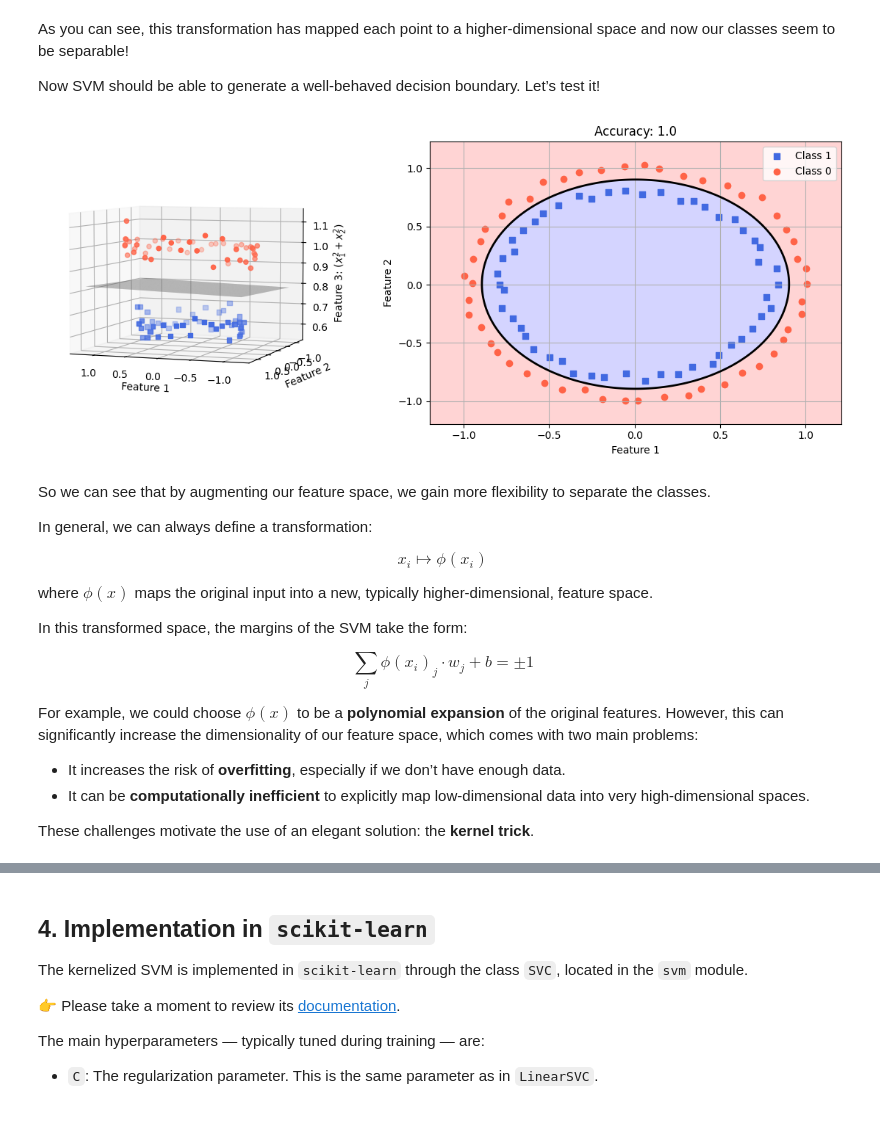
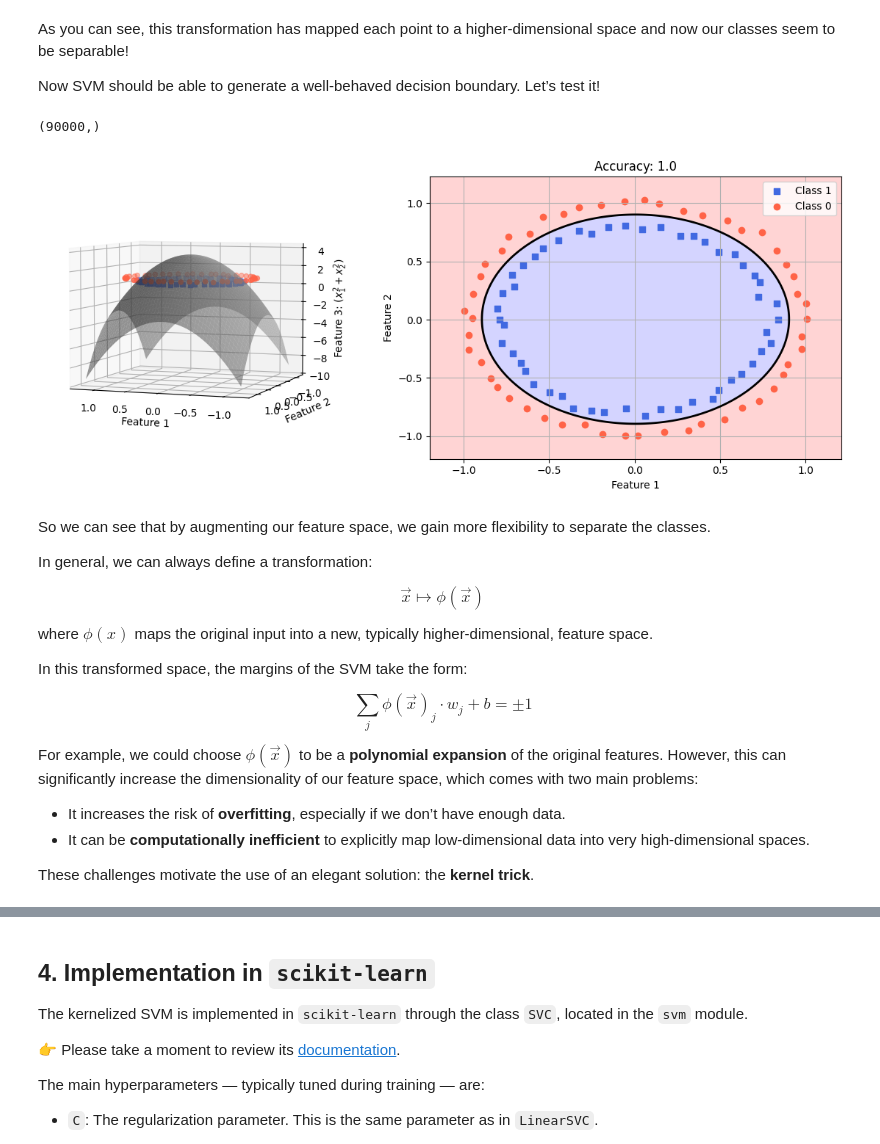
Before and after one commit to UVADS/DS-4021, a Jupyter notebook: module-3/class06-KernelSVM.ipynb, the cells around one changed output, grey strips where cells are left out. Saved outputs shown, nothing was run; the diff lists cells and outputs as text; code cells hidden in the pictures; blank space fills up the shorter version.

```diff
--- a/module-3/class06-KernelSVM.ipynb
+++ b/module-3/class06-KernelSVM.ipynb
@@ -101,6 +101,10 @@ plt.tight_layout()
 As you can see, this transformation has mapped each point to a higher-dimensional space and now our classes seem to be separable!
 
 Now SVM should be able to generate a well-behaved decision boundary. Let’s test it!
+# %%
+clf.decision_function(grid).shape
+# %% [output]
+(90000,)
 # %%
 clf = LinearSVC() # Define object
 clf.fit(X_augment, y) # Fit
@@ -116,44 +120,45 @@ grid = np.c_[xx.ravel(), yy.ravel(), zz.ravel()]
 
 # Compute decision boundary plane: w1*x + w2*y + w3*z + b = 0 --> solve for z
 # => z = -(w1*x + w2*y + b)/w3
-zz_boundary = -(clf.coef_[0,0] * xx + clf.coef_[0,1] * yy + clf.intercept_) / clf.coef_[0,2]
+#zz_boundary = -(clf.coef_[0,0] * xx + clf.coef_[0,1] * yy + clf.intercept_) / clf.coef_[0,2]
+zz_boundary = clf.decision_function(grid).reshape(xx.shape)
 
 fig = plt.figure(figsize=plt.figaspect(0.4))
 
 ax1 = fig.add_subplot(1, 2, 1, projection='3d')
 
 ax1.plot_surface(xx, yy, zz_boundary, alpha=0.5, color='gray', edgecolor='none')
 
 ax1.scatter(X_augment[y == 1][:, 0], X_augment[y == 1][:, 1], X_augment[y == 1][:,2], c='royalblue',  label='Class 1',  marker='s')
 ax1.scatter(X_augment[y == 0][:, 0], X_augment[y == 0][:, 1], X_augment[y == 0][:,2], c='tomato',   label='Class 0',  marker='o')
 ax1.view_init(elev=5, azim=110)
 ax1.set_xlabel('Feature 1')
 ax1.set_ylabel('Feature 2')
 ax1.set_zlabel('Feature 3: ' + r'$(x_1^2 + x_2^2$)')
 
 Z = clf.decision_function(grid).reshape(xx.shape)
 
 ax2 = fig.add_subplot(1, 2, 2)
 ax2.contourf(xx, yy, Z, levels=[Z .min(), 0, Z .max()], colors=['#FFAAAA','#AAAAFF'], alpha=0.5)
 ax2.contour(xx, yy, Z, levels=[0], colors='k', linewidths=2)
 ax2.scatter(X[y == 1, 0],X[y == 1, 1], c='royalblue', marker='s', label='Class 1')
 ax2.scatter(X[y == 0, 0], X[y == 0, 1], c='tomato', marker='o',label='Class 0')
 ax2.set_title(f"Accuracy: {acc}")
 ax2.set_xlabel('Feature 1')
 ax2.set_ylabel('Feature 2')
 ax2.legend(loc='best')
 ax2.grid("on")
 
 plt.tight_layout()
 # %% [output]
-[figure, old version]
+[figure, new version]
 # %% [markdown]
 So we can see that by augmenting our feature space, we gain more flexibility to separate the classes.
 
 In general, we can always define a transformation:
 
 $$
-x_i \mapsto \phi(x_i)
+\vec{x} \mapsto \phi(\vec{x})
 $$
 
 where $\phi(x)$ maps the original input into a new, typically higher-dimensional, feature space.
@@ -161,10 +166,10 @@ where $\phi(x)$ maps the original input into a new, typically higher-dimensional
 In this transformed space, the margins of the SVM take the form:
 
 $$
-\sum_{j}\phi(x_i)_j \cdot w_j + b = \pm 1
+\sum_{j}\phi(\vec{x})_j \cdot w_j + b = \pm 1
 $$
 
-For example, we could choose $\phi(x)$ to be a **polynomial expansion** of the original features. However,  this can significantly increase the dimensionality of our feature space, which comes with two main problems:
+For example, we could choose $\phi(\vec{x})$ to be a **polynomial expansion** of the original features. However,  this can significantly increase the dimensionality of our feature space, which comes with two main problems:
 
 - It increases the risk of **overfitting**, especially if we don’t have enough data.
 - It can be **computationally inefficient** to explicitly map low-dimensional data into very high-dimensional spaces.
```
Also changed, not shown: parts of 7 cells of this notebook.
